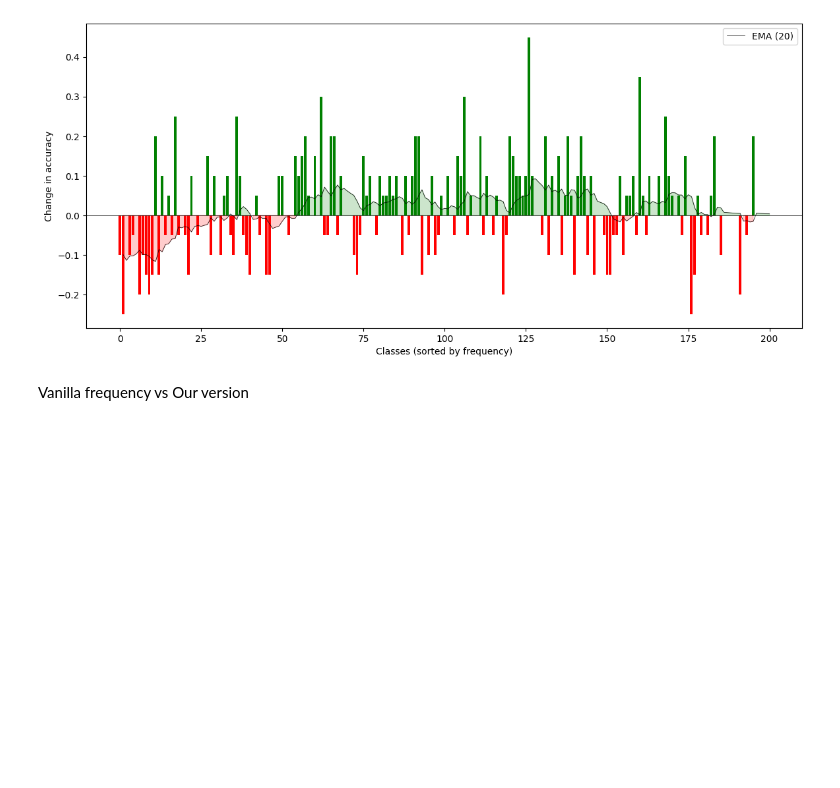
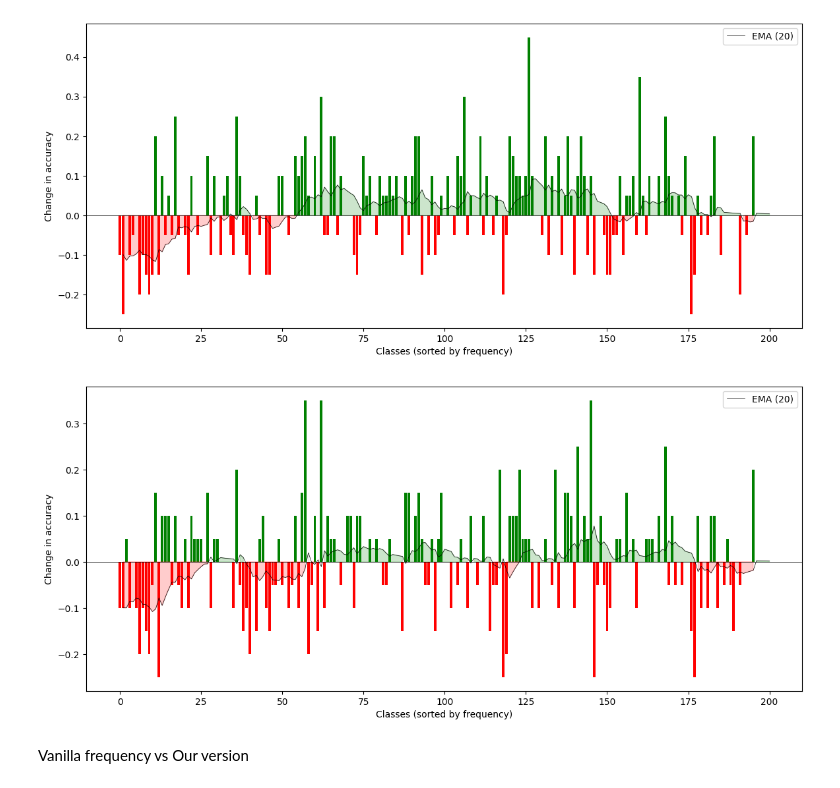
Before and after one commit to Self-Supervised-Learning-CS685/ssl-evaluation, a Jupyter notebook: inference_results.ipynb, the cells around one changed output. Saved outputs shown, nothing was run; the diff lists cells and outputs as text; code cells hidden in the pictures; blank space fills up the shorter version.

Commit message:
Graph combined

```diff
--- a/inference_results.ipynb
+++ b/inference_results.ipynb
@@ -111,6 +111,12 @@ NEW_FILE = "results/semi_fungi_PL_classbased_adaptive/test/pl.txt"
 plot_difference(BASELINE_FILE, NEW_FILE, sorted_labels)
 # %% [output]
 [figure]
+# %%
+BASELINE_FILE = "results/semi_fungi_PL_in_thres_80/test/pl.txt"
+NEW_FILE = "results/semi_fungi_PL_adaptive_combined/test/pl.txt"
+plot_difference(BASELINE_FILE, NEW_FILE, sorted_labels)
+# %% [output]
+[figure, added]
 # %% [markdown]
 Vanilla frequency vs Our version
 # %%
```
